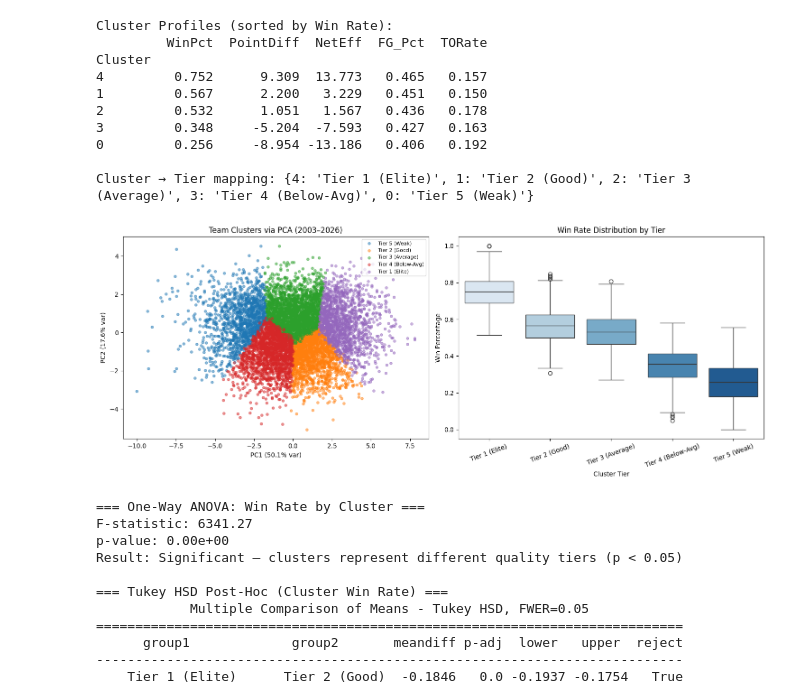
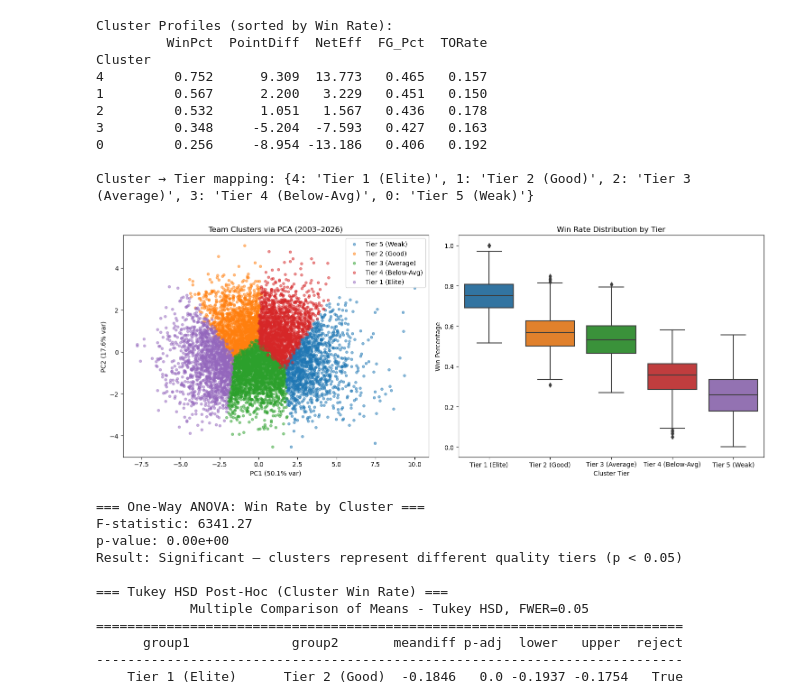
Before and after one commit to st106-ui/DSCI-303-Final-Project-STRV, a Jupyter notebook: march_madness_analysis.ipynb, the cells around one changed output. Saved outputs shown, nothing was run; the diff lists cells and outputs as text; code cells hidden in the pictures.

```diff
--- a/march_madness_analysis.ipynb
+++ b/march_madness_analysis.ipynb
@@ -20,11 +18,11 @@ RANDOM_STATE = 42
 # %% [markdown]
 ## 1. Load Data
 # %%
-reg_detailed = pd.read_csv(DATA_DIR + 'MRegularSeasonDetailedResults.csv')
-reg_compact = pd.read_csv(DATA_DIR + 'MRegularSeasonCompactResults.csv')
-tourney_results = pd.read_csv(DATA_DIR + 'MNCAATourneyCompactResults.csv')
-seeds = pd.read_csv(DATA_DIR + 'MNCAATourneySeeds.csv')
-team_conferences = pd.read_csv(DATA_DIR + 'MTeamConferences.csv')
+reg_detailed = pd.read_csv('MRegularSeasonDetailedResults.csv')
+reg_compact = pd.read_csv('MRegularSeasonCompactResults.csv')
+tourney_results = pd.read_csv('MNCAATourneyCompactResults.csv')
+seeds = pd.read_csv('MNCAATourneySeeds.csv')
+team_conferences = pd.read_csv('MTeamConferences.csv')
 
 print('Regular season detailed results:')
 print(reg_detailed.info())
@@ -453,7 +451,7 @@ X_2d = tsne.fit_transform(X_train[idx])
 plt.figure(figsize=(8, 6))
 for label, color, name in [(1, 'green', 'Team A Wins'), (0, 'red', 'Team A Loses')]:
     mask = y_train[idx] == label
-    plt.scatter(X_2d[mask, 0], X_2d[mask, 1], c=color, label=name, alpha=0.5, s=15, edgecolors='none')
+    plt.scatter(X_2d[mask, 0], X_2d[mask, 1], c=color, label=name, edgecolors='none')
 plt.title('t-SNE Visualization of Training Data')
 plt.xlabel('t-SNE 1'); plt.ylabel('t-SNE 2')
 plt.legend()
@@ -584,36 +581,36 @@ Cluster → Tier mapping: {4: 'Tier 1 (Elite)', 1: 'Tier 2 (Good)', 2: 'Tier 3 (
 # %%
 pca2 = PCA(n_components=2, random_state=RANDOM_STATE)
 X_pca = pca2.fit_transform(X_clust)
 ts_cluster['PC1'] = X_pca[:, 0]
 ts_cluster['PC2'] = X_pca[:, 1]
 
 fig, axes = plt.subplots(1, 2, figsize=(15, 6))
 
 ##PCA scatter by cluster
 palette = sns.color_palette('tab10', K_OPTIMAL)
 for c in range(K_OPTIMAL):
     mask = ts_cluster['Cluster'] == c
     axes[0].scatter(ts_cluster.loc[mask,'PC1'], ts_cluster.loc[mask,'PC2'],
                     label=tier_names[c], alpha=0.5, s=15, color=palette[c])
 axes[0].set_xlabel(f'PC1 ({pca2.explained_variance_ratio_[0]*100:.1f}% var)')
 axes[0].set_ylabel(f'PC2 ({pca2.explained_variance_ratio_[1]*100:.1f}% var)')
 axes[0].set_title('Team Clusters via PCA (2003–2026)')
-axes[0].legend(fontsize=8, loc='upper right')
+axes[0].legend(loc='upper right')
 
 ##Win rate boxplot by tier — use seaborn which supports order
 tier_order = [tier_names[c] for c in sorted_clusters]
 sns.boxplot(data=ts_cluster, x='Tier', y='WinPct', order=tier_order,
-            ax=axes[1], palette='Blues')
+            ax=axes[1])
 axes[1].set_title('Win Rate Distribution by Tier')
 axes[1].set_xlabel('Cluster Tier')
 axes[1].set_ylabel('Win Percentage')
-axes[1].tick_params(axis='x', rotation=20)
+axes[1].tick_params(axis='x')
 
 plt.suptitle('')
 plt.tight_layout()
 plt.show()
 # %% [output]
-[figure, old version]
+[figure, new version]
 # %%
 ##ANOVA: Is mean win rate significantly different across clusters?
 cluster_win_rates = [ts_cluster.loc[ts_cluster['Cluster']==c, 'WinPct'].values
```
Also changed, not shown: parts of 33 cells of this notebook.
